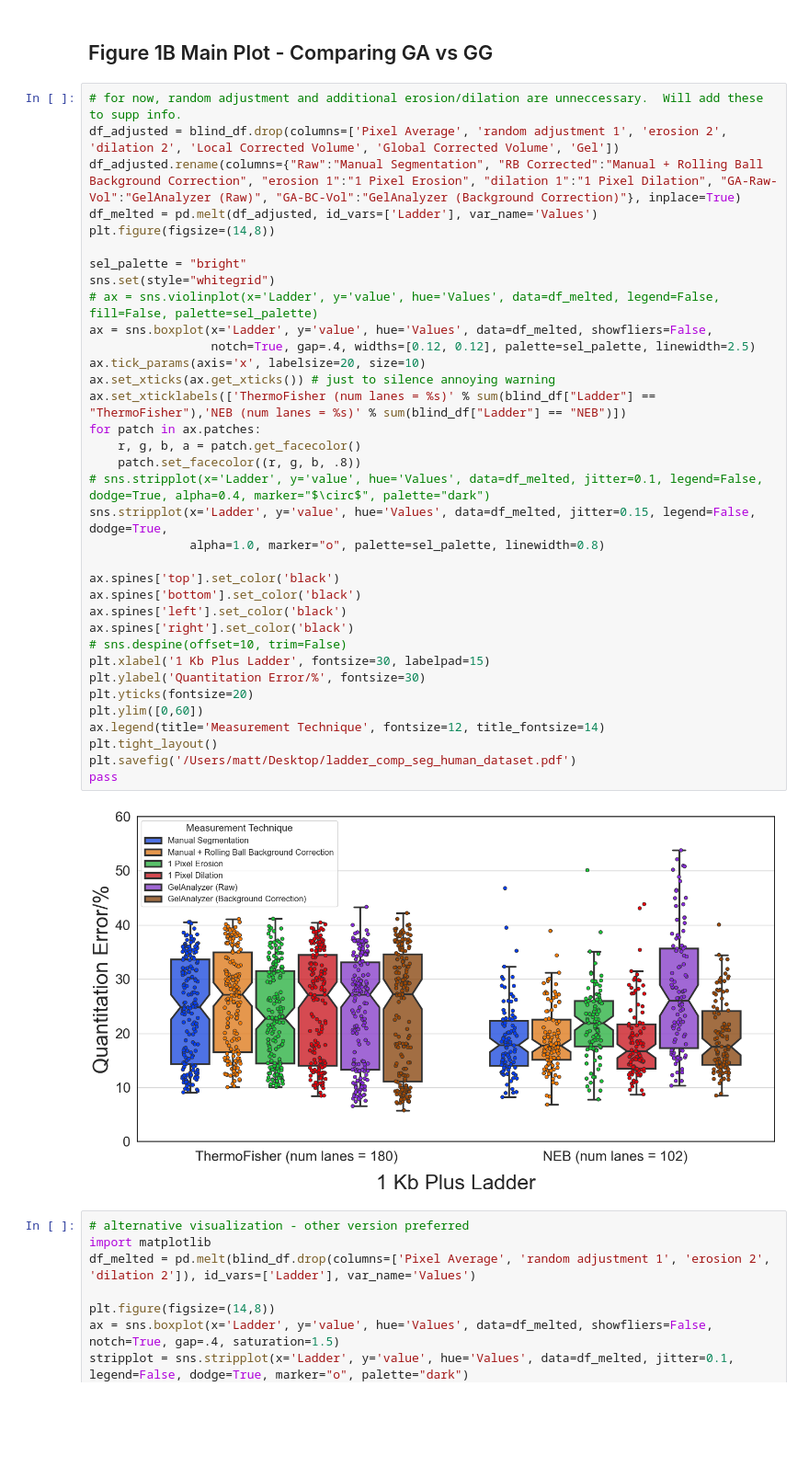
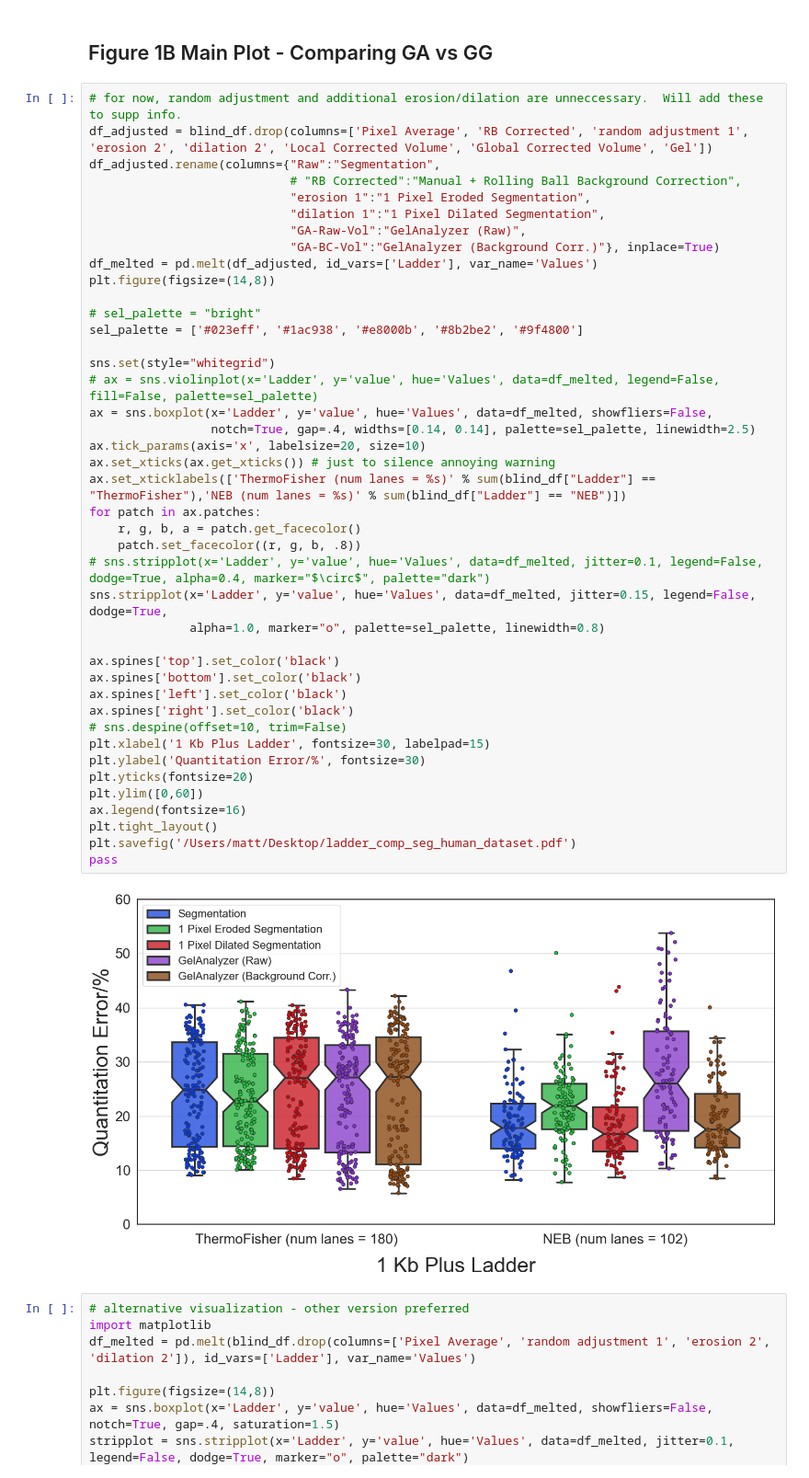
Before and after one commit to mattaq31/GelGenie, a Jupyter notebook: python-gelgenie/paper_figure_generation/Segmentation Analysis (Fig 1, Ext figs 1,2).ipynb, the cells around one changed output. Shown at 92% size. Drawn from its saved outputs; the diff is of its cells as text; blank space fills up the shorter version.

Commit message:
Final tweaks to figure generation

```diff
--- a/python-gelgenie/paper_figure_generation/Segmentation Analysis (Fig 1, Ext figs 1,2).ipynb
+++ b/python-gelgenie/paper_figure_generation/Segmentation Analysis (Fig 1, Ext figs 1,2).ipynb
@@ -291,41 +284,48 @@ for lane in [2,3,4]:
 ## Figure 1B Main Plot - Comparing GA vs GG
 # %%
 # for now, random adjustment and additional erosion/dilation are unneccessary.  Will add these to supp info.
-df_adjusted = blind_df.drop(columns=['Pixel Average', 'random adjustment 1', 'erosion 2', 'dilation 2', 'Local Corrected Volume', 'Global Corrected Volume', 'Gel'])
-df_adjusted.rename(columns={"Raw":"Manual Segmentation", "RB Corrected":"Manual + Rolling Ball Background Correction", "erosion 1":"1 Pixel Erosion", "dilation 1":"1 Pixel Dilation", "GA-Raw-Vol":"GelAnalyzer (Raw)", "GA-BC-Vol":"GelAnalyzer (Background Correction)"}, inplace=True)
+df_adjusted = blind_df.drop(columns=['Pixel Average', 'RB Corrected', 'random adjustment 1', 'erosion 2', 'dilation 2', 'Local Corrected Volume', 'Global Corrected Volume', 'Gel'])
+df_adjusted.rename(columns={"Raw":"Segmentation",
+                            # "RB Corrected":"Manual + Rolling Ball Background Correction",
+                            "erosion 1":"1 Pixel Eroded Segmentation",
+                            "dilation 1":"1 Pixel Dilated Segmentation",
+                            "GA-Raw-Vol":"GelAnalyzer (Raw)",
+                            "GA-BC-Vol":"GelAnalyzer (Background Corr.)"}, inplace=True)
 df_melted = pd.melt(df_adjusted, id_vars=['Ladder'], var_name='Values')
 plt.figure(figsize=(14,8))
 
-sel_palette = "bright"
+# sel_palette = "bright"
+sel_palette = ['#023eff', '#1ac938', '#e8000b', '#8b2be2', '#9f4800']
+
 sns.set(style="whitegrid")
 # ax = sns.violinplot(x='Ladder', y='value', hue='Values', data=df_melted, legend=False, fill=False, palette=sel_palette)
 ax = sns.boxplot(x='Ladder', y='value', hue='Values', data=df_melted, showfliers=False,
-                 notch=True, gap=.4, widths=[0.12, 0.12], palette=sel_palette, linewidth=2.5)
+                 notch=True, gap=.4, widths=[0.14, 0.14], palette=sel_palette, linewidth=2.5)
 ax.tick_params(axis='x', labelsize=20, size=10)
 ax.set_xticks(ax.get_xticks()) # just to silence annoying warning
 ax.set_xticklabels(['ThermoFisher (num lanes = %s)' % sum(blind_df["Ladder"] == "ThermoFisher"),'NEB (num lanes = %s)' % sum(blind_df["Ladder"] == "NEB")])
 for patch in ax.patches:
     r, g, b, a = patch.get_facecolor()
     patch.set_facecolor((r, g, b, .8))
 # sns.stripplot(x='Ladder', y='value', hue='Values', data=df_melted, jitter=0.1, legend=False, dodge=True, alpha=0.4, marker="$\circ$", palette="dark")
 sns.stripplot(x='Ladder', y='value', hue='Values', data=df_melted, jitter=0.15, legend=False, dodge=True,
               alpha=1.0, marker="o", palette=sel_palette, linewidth=0.8)
 
 ax.spines['top'].set_color('black')
 ax.spines['bottom'].set_color('black')
 ax.spines['left'].set_color('black')
 ax.spines['right'].set_color('black')
 # sns.despine(offset=10, trim=False)
 plt.xlabel('1 Kb Plus Ladder', fontsize=30, labelpad=15)
 plt.ylabel('Quantitation Error/%', fontsize=30)
 plt.yticks(fontsize=20)
 plt.ylim([0,60])
-ax.legend(title='Measurement Technique', fontsize=12, title_fontsize=14)
+ax.legend(fontsize=16)
 plt.tight_layout()
 plt.savefig('/Users/matt/Desktop/ladder_comp_seg_human_dataset.pdf')
 pass
 # %% [output]
-[figure, old version]
+[figure, new version]
 # %%
 # alternative visualization - other version preferred
 import matplotlib
```
Also changed, not shown: parts of 3 cells of this notebook, 8 other files.
